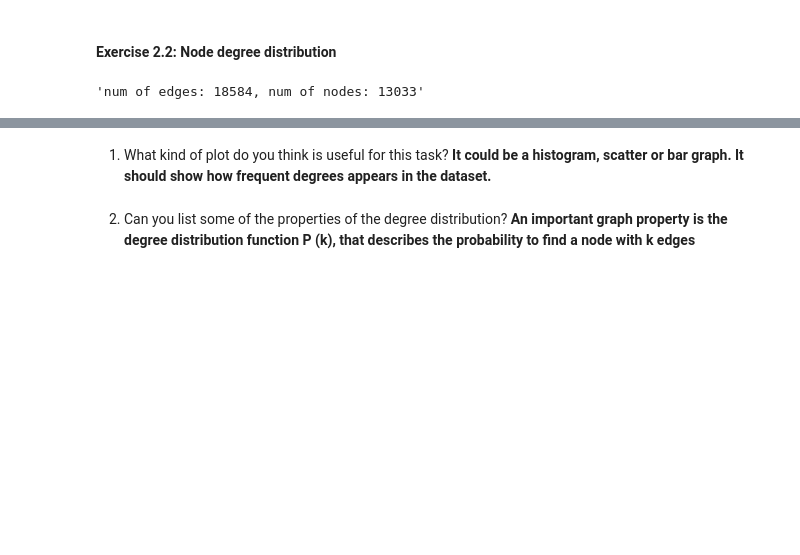
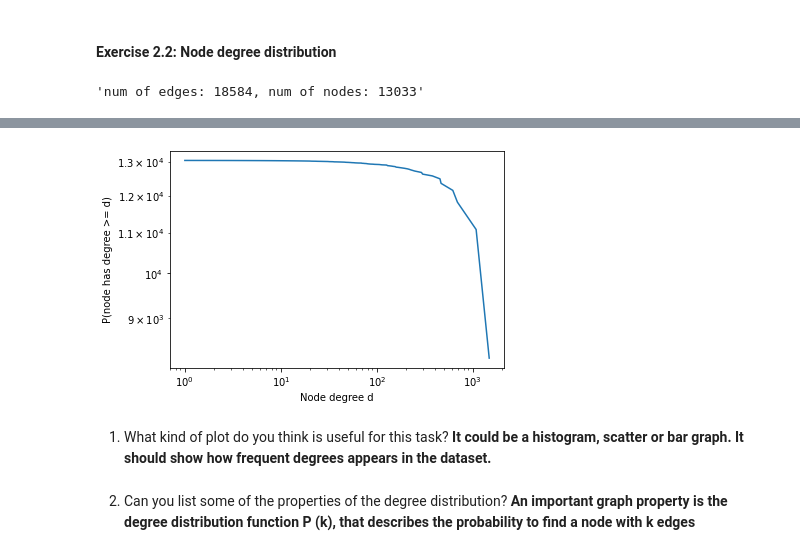
Before and after one commit to ewaMiazga/InternetAnalytics-2023, a Jupyter notebook: assignment/ix-lab2-notebook-part1.ipynb, the cells around one changed output, grey strips where cells are left out. Saved outputs shown, nothing was run; the diff lists cells and outputs as text; code cells hidden in the pictures; blank space fills up the shorter version.

```diff
--- a/assignment/ix-lab2-notebook-part1.ipynb
+++ b/assignment/ix-lab2-notebook-part1.ipynb
@@ -89,3 +107,18 @@ display_degree_freq(G)
+# %%
+# Plot the degree vs. the probability that a node has greater or equal degree using log-log plot.
+def display_power_law_plot(G):
+    deg, cnt = get_degrees_count(G)
+    #Compute the cumulative sum of the degree counts
+    cum_degree_counts = np.cumsum(cnt)
+    # number of nodes with degree >= x
+    cum_freq = np.flip(cum_degree_counts)
+    plt.loglog(deg, cum_freq)
+    plt.xlabel("Node degree d")
+    plt.ylabel("P(node has degree >= d)")
+# %%
+display_power_law_plot(G)
+# %% [output]
+[figure, added]
 # %% [markdown]
 1. What kind of plot do you think is useful for this task?
 **It could be a histogram, scatter or bar graph. It should show how frequent degrees appears in the dataset.**
```
Also changed, not shown: parts of 35 cells of this notebook, 1 other file.
